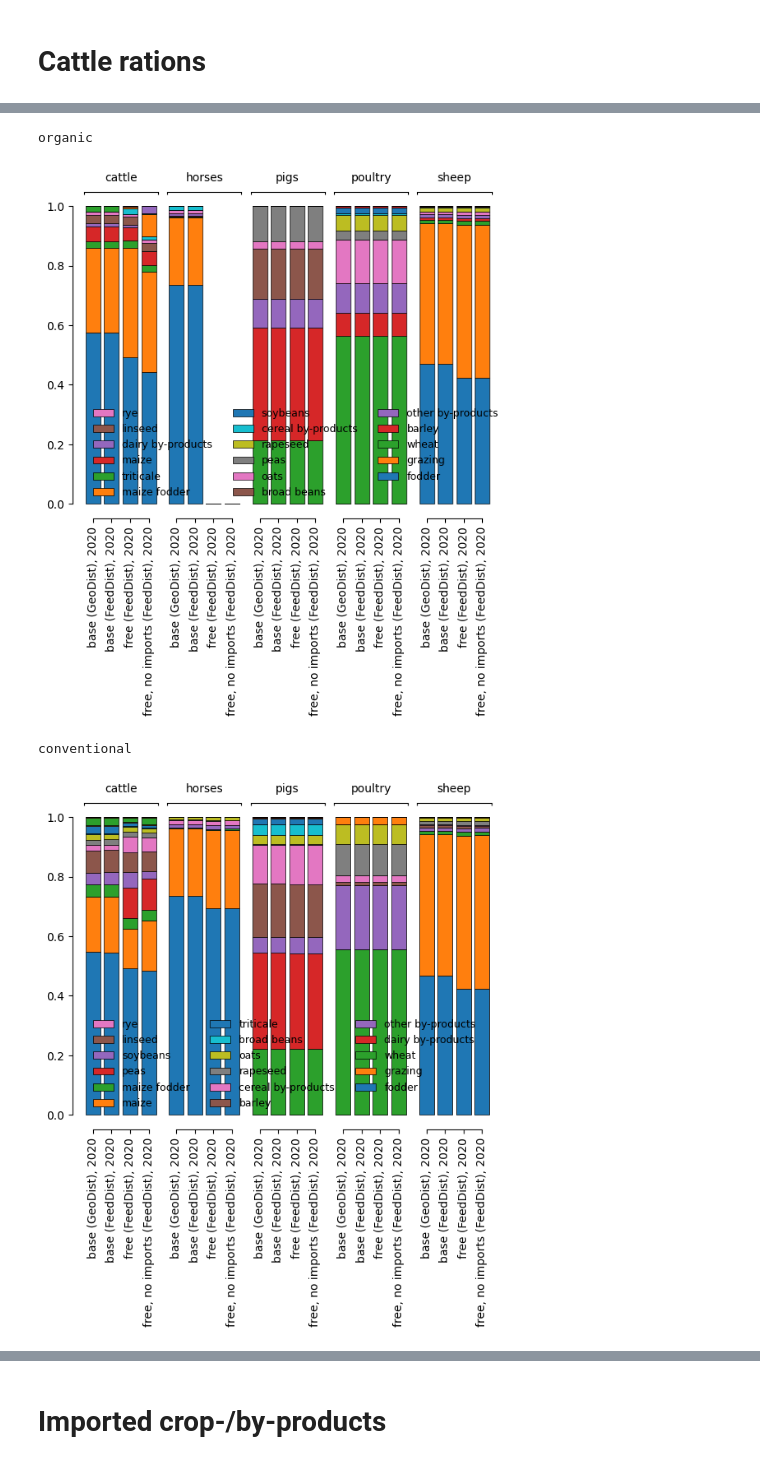
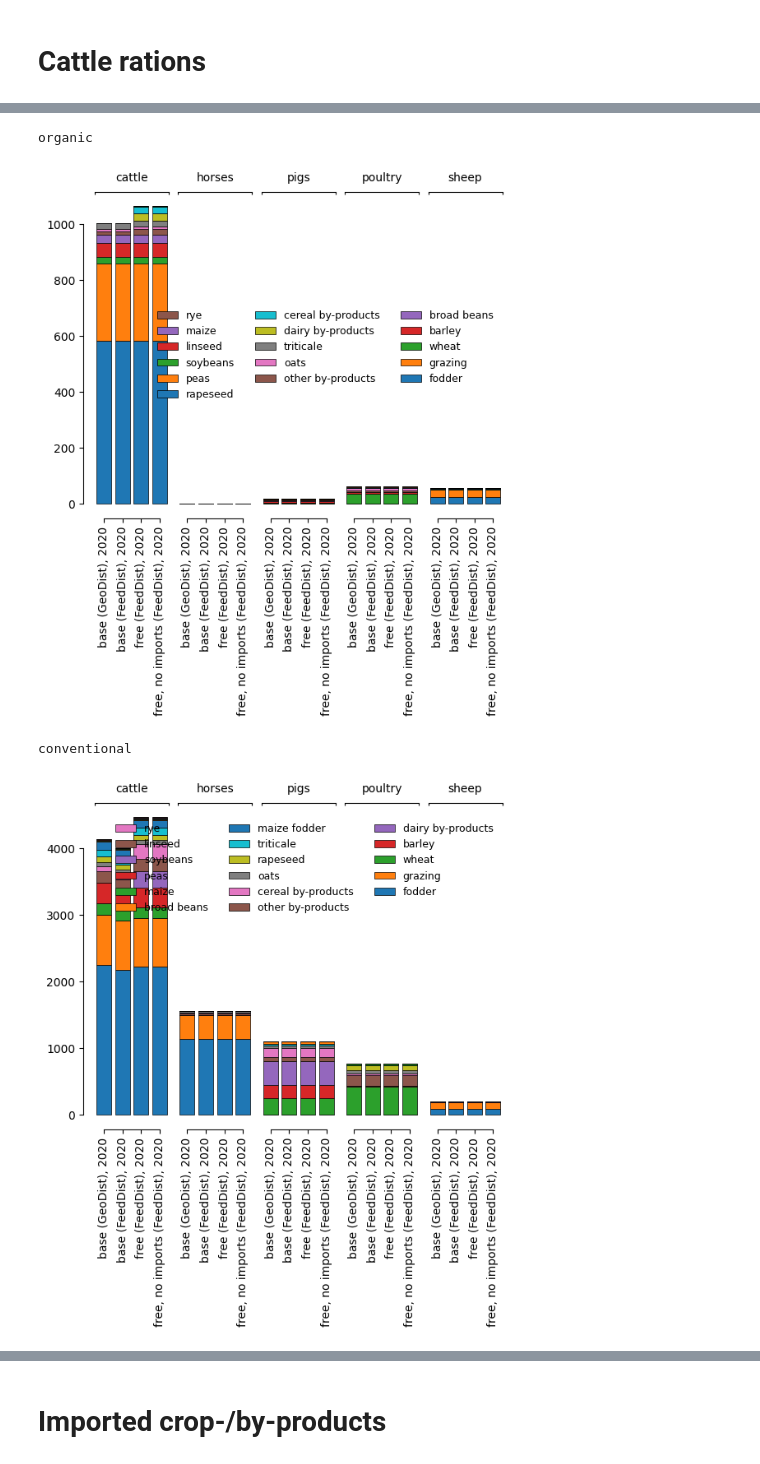
Before and after one commit to SLU-foodsystems/CIBUSmod, a Jupyter notebook: notebooks/feed_dist_example.ipynb, the cells around one changed output, grey strips where cells are left out. Drawn from its saved outputs; the diff is of its cells as text; code cells hidden in the pictures.

```diff
--- a/notebooks/feed_dist_example.ipynb
+++ b/notebooks/feed_dist_example.ipynb
@@ -128,6 +136,6 @@ geo_dist = cm.GeoDistributor(
 ## Run calculations
 # %%
 runs = list(session.iterate('all'))
-runs = [(scn,y) for scn,y in runs if 'base (Fe' in scn]
+# runs = [(scn,y) for scn,y in runs if 'base (Fe' in scn]
 runs
 # %% [output]
@@ -362,39 +399,52 @@ d_frac.droplevel(0, axis=1)
 # %%
 d1 = (
     session.get_attr('a','feed.by_product_demand',{'prod_system':None,'species':None,'by_prod':'by_prod_group'})
     .stack('species')
 )
 d2 = (
     session.get_attr('a','feed.crop_product_demand',{'prod_system':None,'species':None,'crop_prod':None})
     .stack('species')
 )
-d = pd.concat([d1,d2], axis=1).fillna(0)
+
+###########
+
+d = pd.concat([d1,d2], axis=1).fillna(0) / 1_000_000
+
+print('organic')
+cm.plot.bar(
+    d.loc[:,'organic'],
+    group_levels='species',
+    sort_categories=True
+)
+plt.show()
+print('conventional')
+cm.plot.bar(
+    d.loc[:,'conventional'],
+    group_levels='species',
+    sort_categories=True
+)
+plt.show()
+
+########
+
 d_frac = d.T.groupby('prod_system').apply(lambda x: x/x.sum()).droplevel(0).T
 
 print('organic')
 cm.plot.bar(
     d_frac.loc[:,'organic'],
     group_levels='species',
     sort_categories=True
 )
 plt.show()
 print('conventional')
 cm.plot.bar(
     d_frac.loc[:,'conventional'],
     group_levels='species',
     sort_categories=True
 )
 plt.show()
-
-
-
-# cm.plot.bar(
-#     d,
-#     group_levels='species'
-# )
-# plt.show()
 # %% [output]
 organic
-[figure, old version]
+[figure, new version]
 conventional
-[figure, old version]
+[figure, new version]
```
Also changed, not shown: parts of 15 cells of this notebook, 1 other file.
